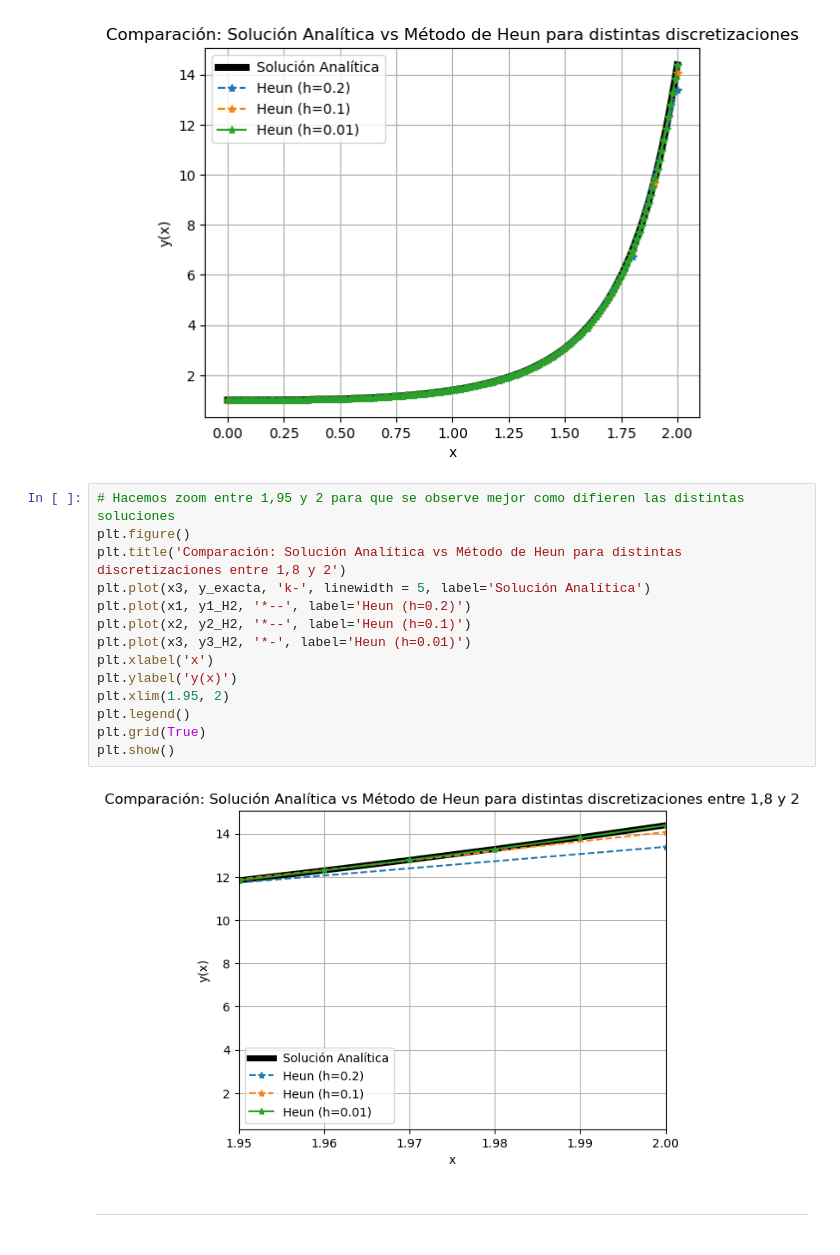
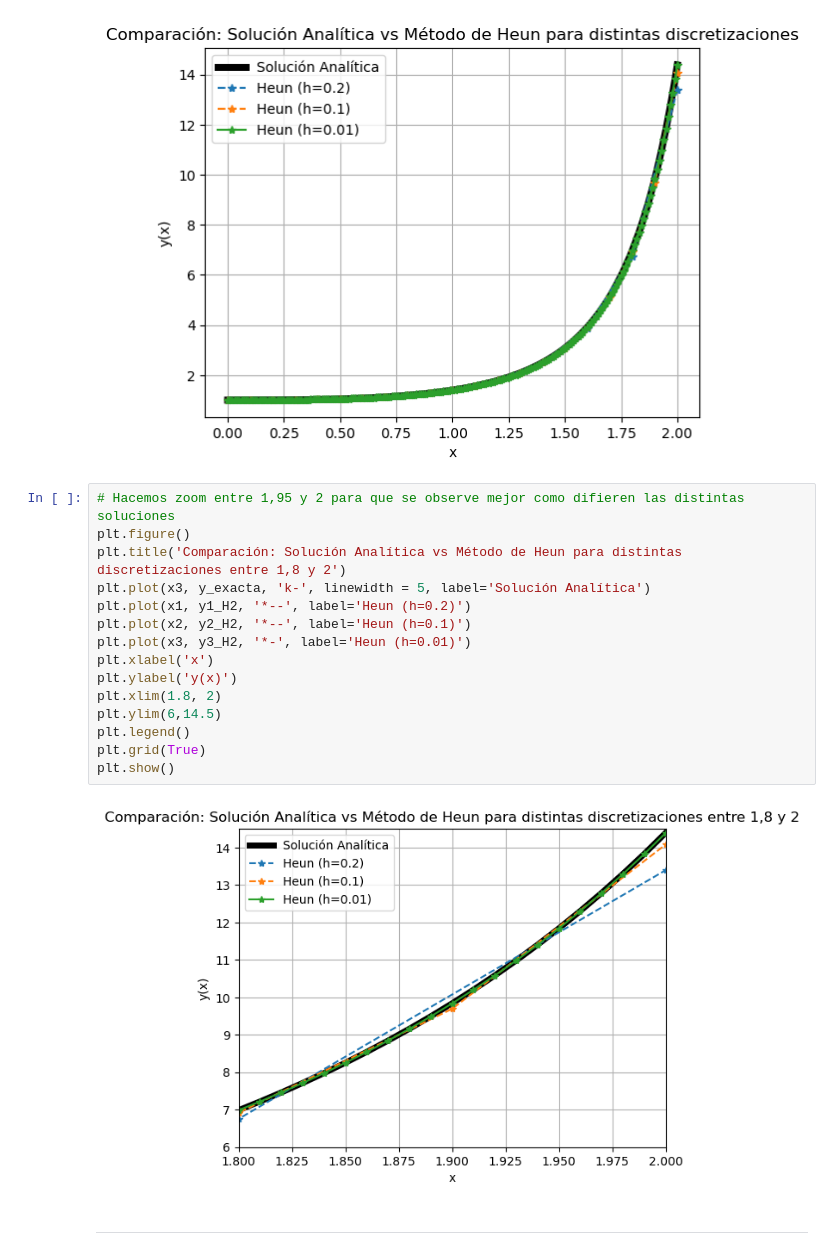
Before and after one commit to Diaz-Excoffon-Gonzalo/TP1-Calculo-avanzado, a Jupyter notebook: TP1.ipynb, the cells around one changed output. Saved outputs shown, nothing was run; the diff lists cells and outputs as text.

```diff
--- a/TP1.ipynb
+++ b/TP1.ipynb
@@ -218,19 +219,20 @@ plt.show()
 # %%
 # Hacemos zoom entre 1,95 y 2 para que se observe mejor como difieren las distintas soluciones
 plt.figure()
 plt.title('Comparación: Solución Analítica vs Método de Heun para distintas discretizaciones entre 1,8 y 2')
 plt.plot(x3, y_exacta, 'k-', linewidth = 5, label='Solución Analítica')
 plt.plot(x1, y1_H2, '*--', label='Heun (h=0.2)')
 plt.plot(x2, y2_H2, '*--', label='Heun (h=0.1)')
 plt.plot(x3, y3_H2, '*-', label='Heun (h=0.01)')
 plt.xlabel('x')
 plt.ylabel('y(x)')
-plt.xlim(1.95, 2)
+plt.xlim(1.8, 2)
+plt.ylim(6,14.5)
 plt.legend()
 plt.grid(True)
 plt.show()
 # %% [output]
-[figure, old version]
+[figure, new version]
 # %% [markdown]
 
 ---
```
Also changed, not shown: parts of 4 cells of this notebook.
